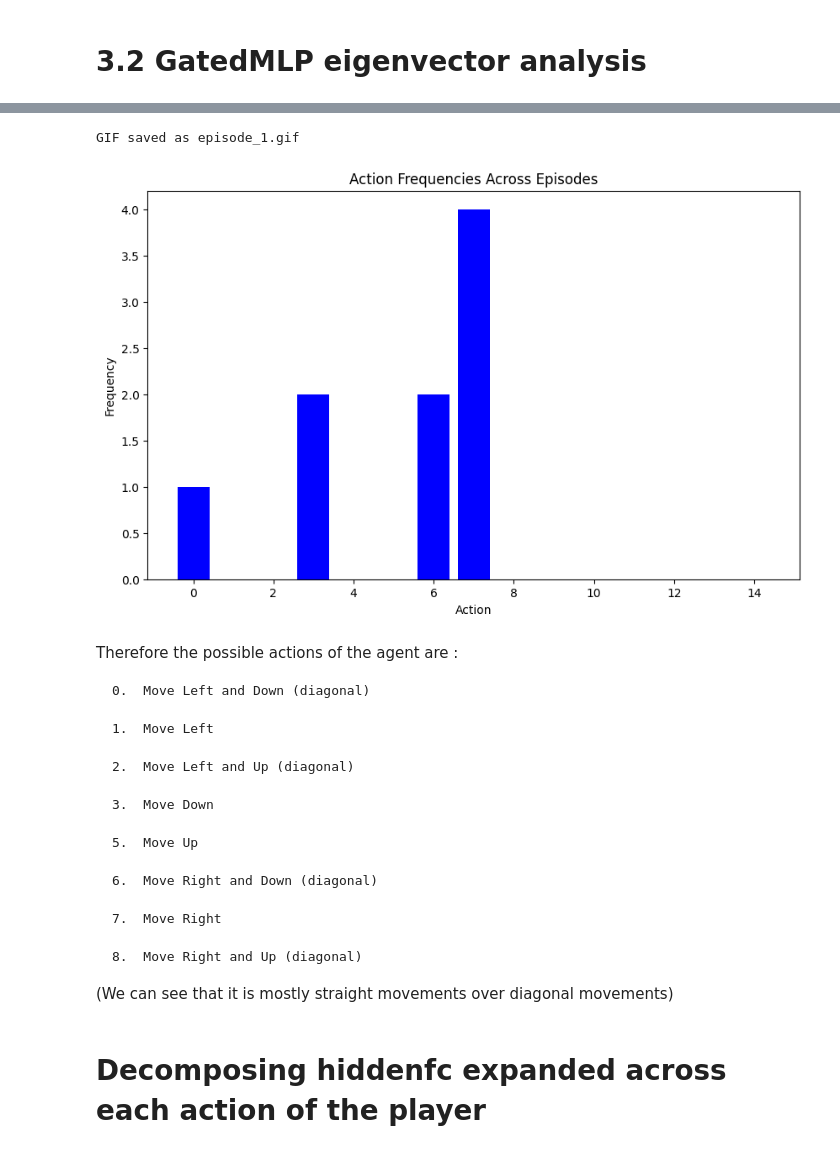
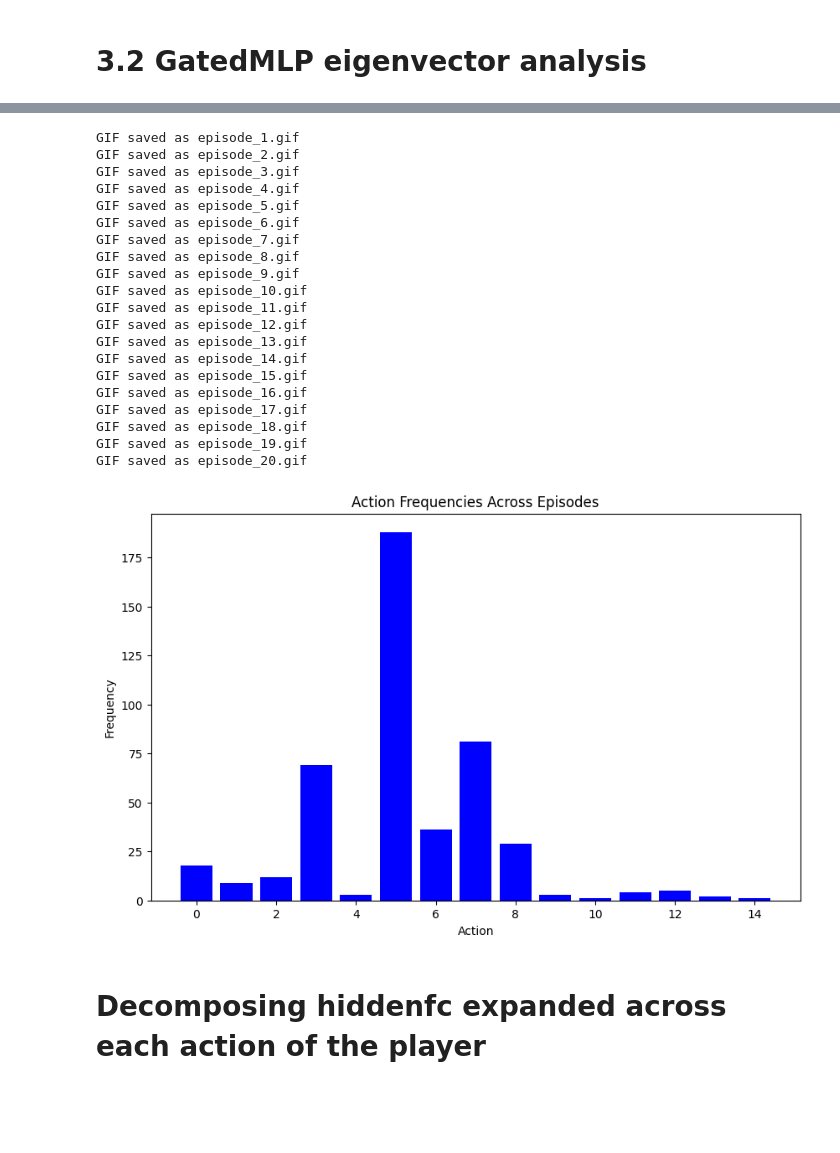
Before and after one commit to Narmeen07/RL_bilinear_experiments, a Jupyter notebook: bilinear_experiments/bilinear_mlp_eigenvectors.ipynb, the cells around one changed output, grey strips where cells are left out. Drawn from its saved outputs; the diff is of its cells as text; code cells hidden in the pictures; blank space fills up the shorter version.

```diff
--- a/bilinear_experiments/bilinear_mlp_eigenvectors.ipynb
+++ b/bilinear_experiments/bilinear_mlp_eigenvectors.ipynb
@@ -29,6 +30,6 @@ import pickle
 # %%
 
-model_path = "/mnt/ssd-1/mechinterp/narmeen/bilinear_experiments_official/bilinear_experiments/bimpala_without_dropout_10501.0.pt"
+model_path = "/mnt/ssd-1/mechinterp/narmeen/bilinear_experiments_official/bilinear_experiments/bilinear_models/bimpala_maze_simplified.pt"
 model =load_model(model_path,7)
 print(model)
 for k in model.state_dict():
@@ -195,0 +56,6 @@ GIF saved as episode.gif
+# %%
+from src.ppo import Config, PPO, create_venv,create_gif
+env_config = Config()
+device = torch.device(f'cuda:{env_config.gpu}' if torch.cuda.is_available() else 'cpu')
+print(f'Using device: {device}')
+agent = PPO(model.to(device),device)
@@ -232,11 +100,6 @@ def plot_action_frequencies(action_counts):
     plt.title('Action Frequencies Across Episodes')
     plt.show()
 # %%
-# Load model and setup PPO agent
-model = BimpalaCNN(obs_space=env.observation_space, num_outputs=env.action_space.n, kernel_size=7).to(device)
-model.load_state_dict(torch.load(config.model_file, map_location=device))
-agent = PPO(model, device)
-
 
 def visualize_action_effect(frames):
     fig, axes = plt.subplots(2, 5, figsize=(20, 8))
@@ -275,7 +138,7 @@ def take_action_repeatedly(env, action, steps=10):
     return frames
 
 def investigate_actions():
-    for action in range(env.action_space.n):
+    for action in [0,1,2,3,5,6,7,8]:
         venv = create_venv_simple(num_envs=1, start_level=random.randint(0, 1000000000), num_levels=0)
         print(f"Testing action {action}")
         frames = take_action_repeatedly(venv, action)
@@ -300,31 +163,30 @@ Testing action 5
 # %%
-# Simulate multiple episodes and visualize action frequencies
-num_episodes = 1 # Define how many episodes you want to simulate
+env = create_venv(env_config)
+num_episodes = 20 # Define how many episodes you want to simulate
 action_counts = simulate_episodes(agent, env, num_episodes, save_gifs=True)
 plot_action_frequencies(action_counts)
 # %% [output]
 GIF saved as episode_1.gif
+GIF saved as episode_2.gif
+GIF saved as episode_3.gif
+GIF saved as episode_4.gif
+GIF saved as episode_5.gif
+GIF saved as episode_6.gif
+GIF saved as episode_7.gif
+GIF saved as episode_8.gif
+GIF saved as episode_9.gif
+GIF saved as episode_10.gif
+GIF saved as episode_11.gif
+GIF saved as episode_12.gif
+GIF saved as episode_13.gif
+GIF saved as episode_14.gif
+GIF saved as episode_15.gif
+GIF saved as episode_16.gif
+GIF saved as episode_17.gif
+GIF saved as episode_18.gif
+GIF saved as episode_19.gif
+GIF saved as episode_20.gif
-[figure, old version]
+[figure, new version]
-# %% [markdown]
-Therefore the possible actions of the agent are :
-
-    0.  Move Left and Down (diagonal)
-
-    1.  Move Left
-
-    2.  Move Left and Up (diagonal)
-
-    3.  Move Down
-
-    5.  Move Up
-
-    6.  Move Right and Down (diagonal)
-
-    7.  Move Right
-
-    8.  Move Right and Up (diagonal)
-
-(We can see that it is mostly straight movements over diagonal movements)
 # %% [markdown]
 # Decomposing hiddenfc expanded across each action of the player
 # %%
```
Also changed, not shown: parts of 23 cells of this notebook, 44 other files.
